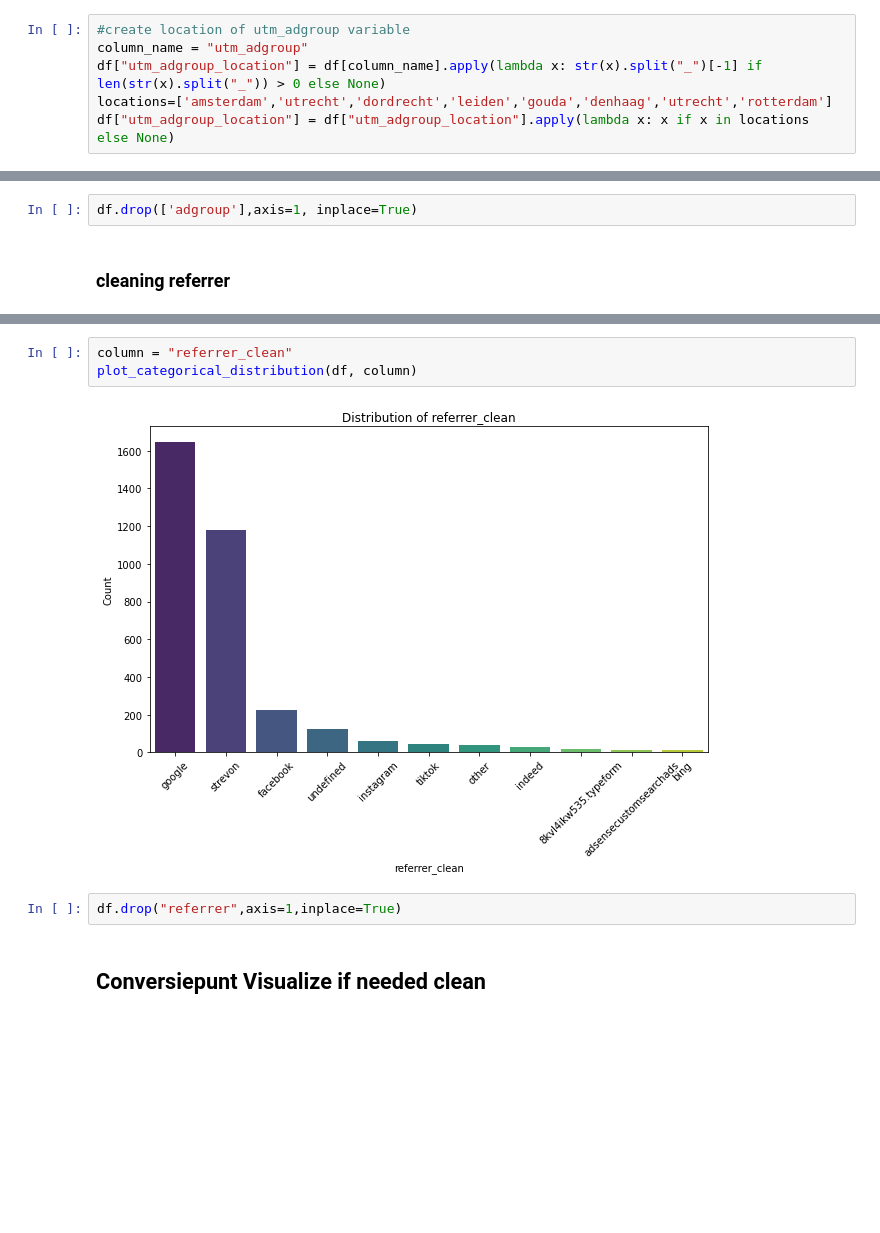
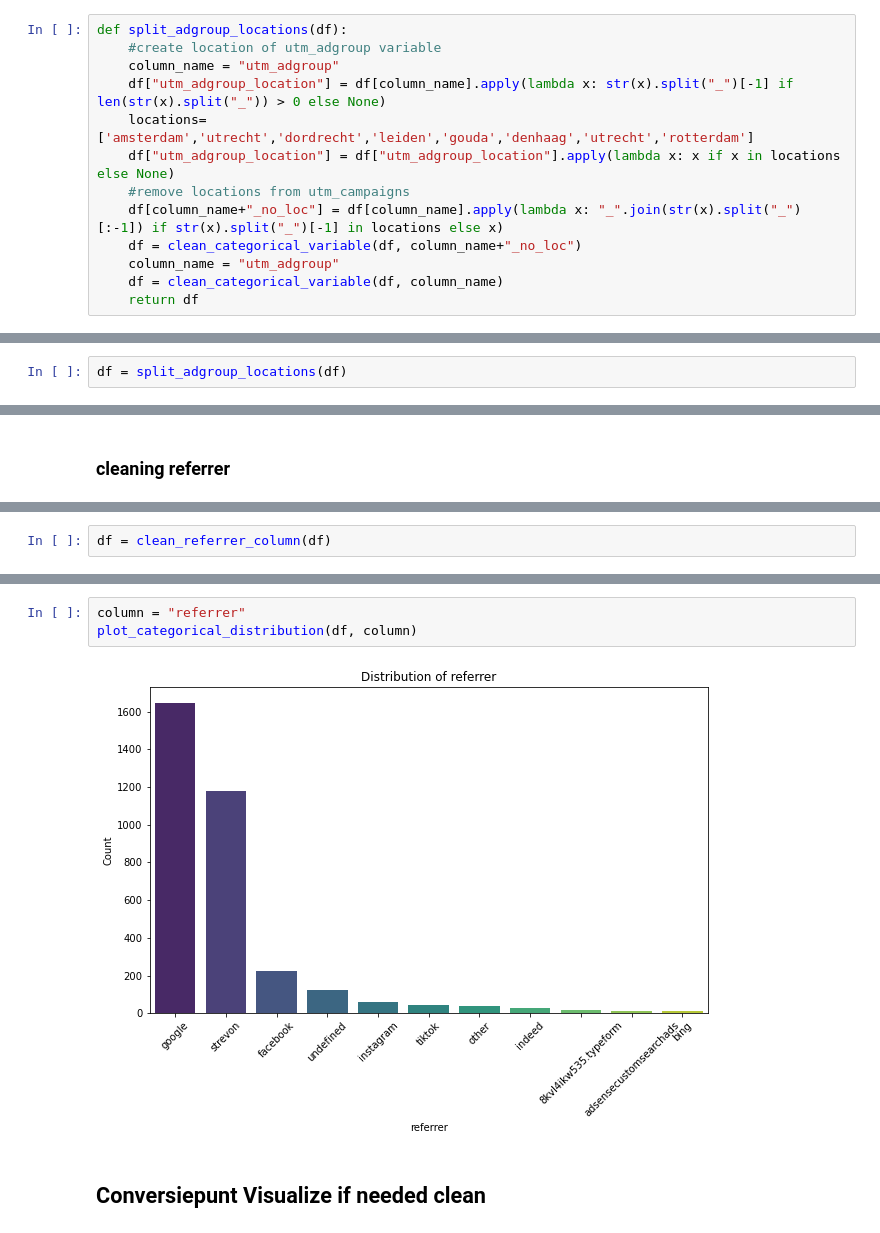
Before and after one commit to peterfaasse/BastianLewis_StrevonForecasting, a Jupyter notebook: model_training/data_cleaning.ipynb, the cells around one changed output, grey strips where cells are left out. Saved outputs shown, nothing was run; the diff lists cells and outputs as text; blank space fills up the shorter version.

```diff
--- a/model_training/data_cleaning.ipynb
+++ b/model_training/data_cleaning.ipynb
@@ -452,6 +417,13 @@ plot_categorical_distribution(df, column)
 # %%
-#create location of utm_adgroup variable
-column_name = "utm_adgroup"
-df["utm_adgroup_location"] = df[column_name].apply(lambda x: str(x).split("_")[-1] if len(str(x).split("_")) > 0 else None)
-locations=['amsterdam','utrecht','dordrecht','leiden','gouda','denhaag','utrecht','rotterdam']
-df["utm_adgroup_location"] = df["utm_adgroup_location"].apply(lambda x: x if x in locations else None)
+def split_adgroup_locations(df):
+    #create location of utm_adgroup variable
+    column_name = "utm_adgroup"
+    df["utm_adgroup_location"] = df[column_name].apply(lambda x: str(x).split("_")[-1] if len(str(x).split("_")) > 0 else None)
+    locations=['amsterdam','utrecht','dordrecht','leiden','gouda','denhaag','utrecht','rotterdam']
+    df["utm_adgroup_location"] = df["utm_adgroup_location"].apply(lambda x: x if x in locations else None)
+    #remove locations from utm_campaigns
+    df[column_name+"_no_loc"] = df[column_name].apply(lambda x: "_".join(str(x).split("_")[:-1]) if str(x).split("_")[-1] in locations else x)
+    df = clean_categorical_variable(df, column_name+"_no_loc")
+    column_name = "utm_adgroup"
+    df = clean_categorical_variable(df, column_name)
+    return df
@@ -500,0 +430,2 @@ _________________________
+# %%
+df = split_adgroup_locations(df)
@@ -523,8 +472,6 @@ DSA_LP_Optin_Installatie                10
 werk_leer_traject                       10
 loodgieter_bbl_utrecht                  10
 Name: utm_adgroup, dtype: int64
-# %%
-df.drop(['adgroup'],axis=1, inplace=True)
 # %% [markdown]
 ### cleaning referrer
 # %%
@@ -581,0 +509,2 @@ _________________________
+# %%
+df = clean_referrer_column(df)
@@ -582,10 +525,8 @@ _________________________
 # %%
-column = "referrer_clean"
+column = "referrer"
 plot_categorical_distribution(df, column)
 # %% [output]
-[figure, old version]
+[figure, new version]
-# %%
-df.drop("referrer",axis=1,inplace=True)
 # %% [markdown]
 ## Conversiepunt Visualize if needed clean
 # %%
```
Also changed, not shown: parts of 67 cells of this notebook, 13 other files.
